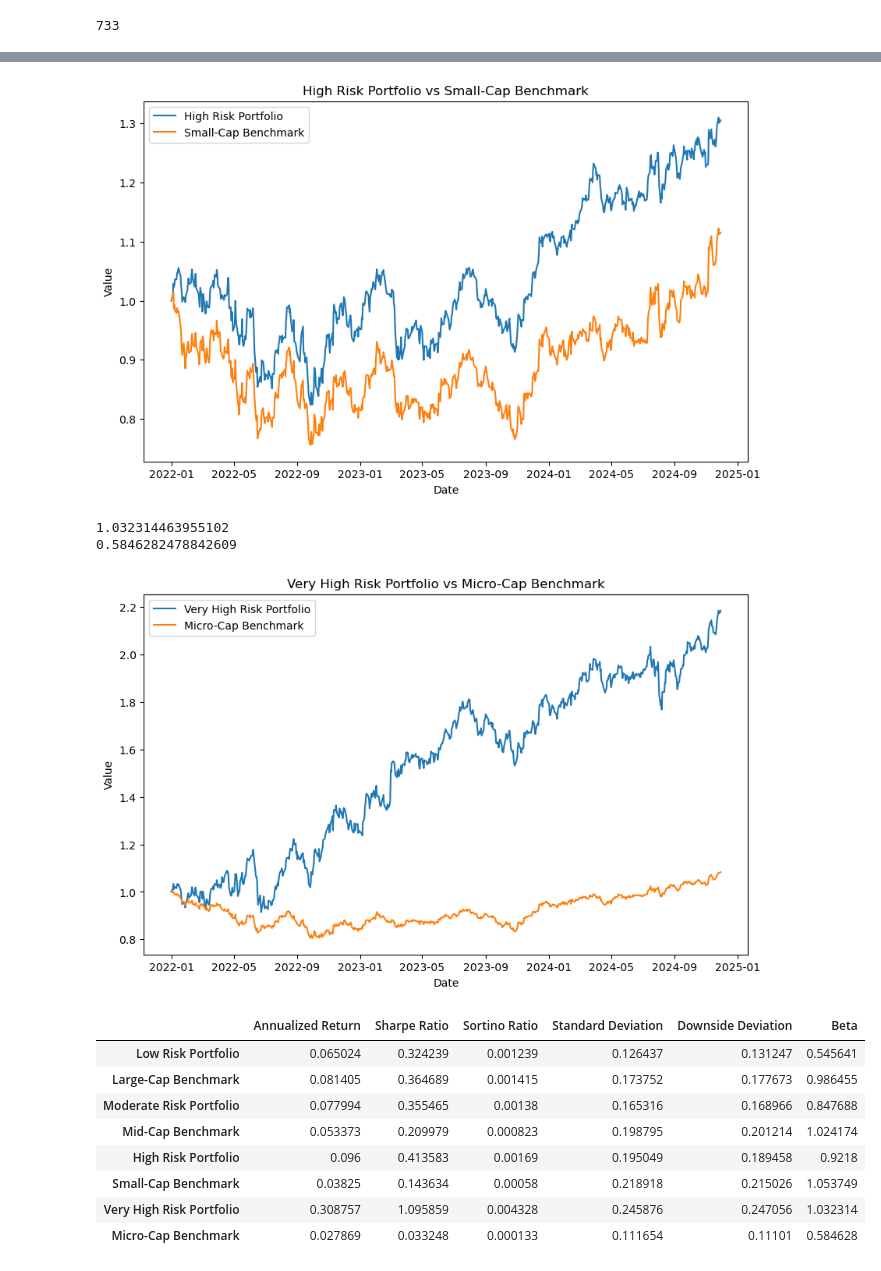
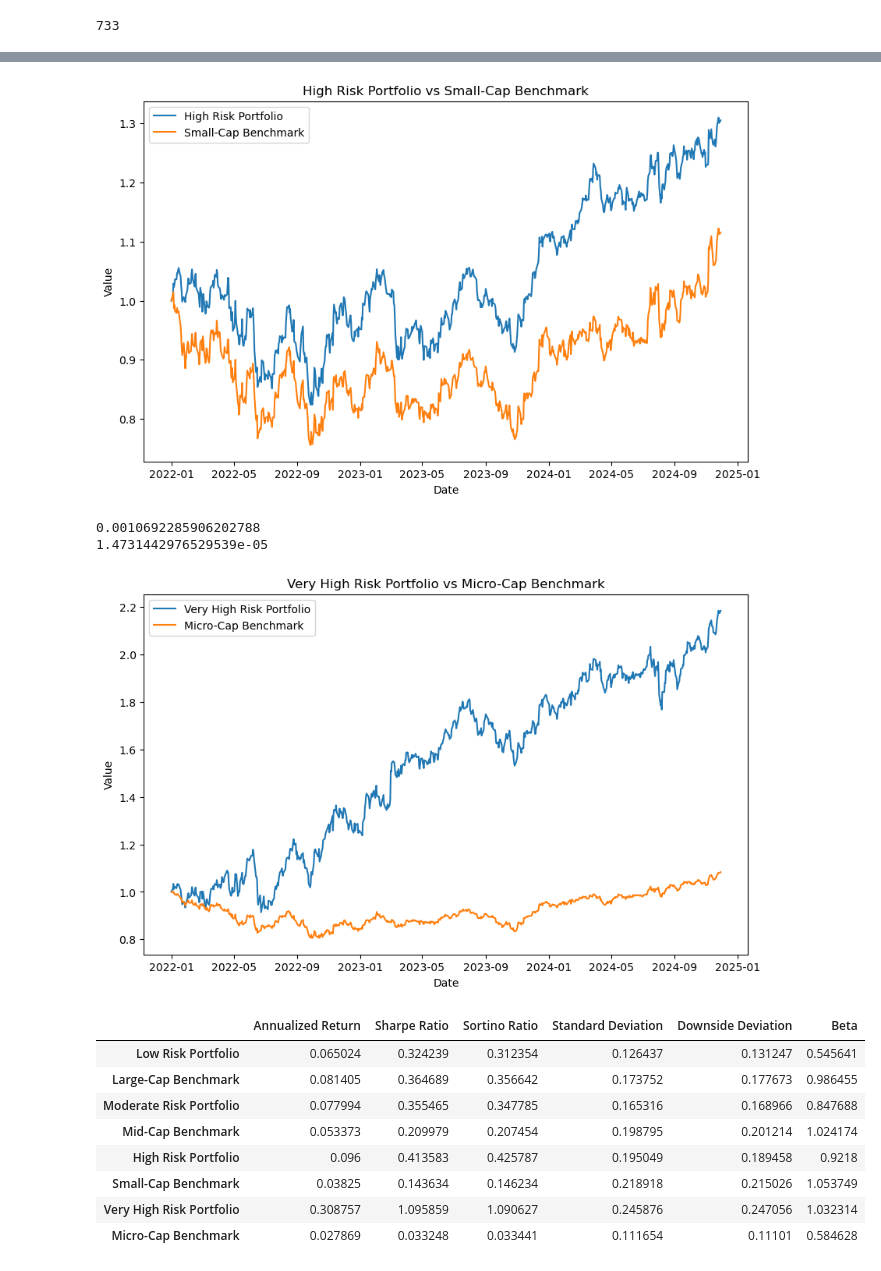
Before and after one commit to hrwilly/FintechProject, a Jupyter notebook: Weighting and Backtest.ipynb, the cells around one changed output, grey strips where cells are left out. Cells and saved outputs as stored; diff of their text form; code cells hidden in the pictures.

```diff
--- a/Weighting and Backtest.ipynb
+++ b/Weighting and Backtest.ipynb
@@ -186,8 +186,8 @@ def calculate_metrics(daily_returns, benchmark_returns, risk_free_rate=0.03 / 25
     # Sortino Ratio
     downside_returns = excess_returns[excess_returns < 0]
     downside_deviation = np.sqrt((downside_returns ** 2).mean()) * np.sqrt(252)
-    sortino_ratio = excess_returns.mean() / downside_deviation
-
+    sortino_ratio = excess_returns.mean() * 252 / downside_deviation
+    print(excess_returns.mean())
     # Standard Deviation (Portfolio volatility)
     portfolio_std_dev = daily_returns.std() * np.sqrt(252)
 
@@ -195,7 +195,6 @@ def calculate_metrics(daily_returns, benchmark_returns, risk_free_rate=0.03 / 25
     covariance = np.cov(daily_returns, benchmark_returns)[0, 1]
     benchmark_variance = benchmark_returns.var()
     beta = covariance / benchmark_variance
-    print(beta)
     return {
         "Annualized Return": annualized_return,
         "Sharpe Ratio": sharpe_ratio,
@@ -258,13 +257,13 @@ performance_metrics
 [figure]
-1.032314463955102
-0.5846282478842609
+0.0010692285906202788
+1.4731442976529539e-05
 [figure]
 |  | Annualized Return | Sharpe Ratio | Sortino Ratio | Standard Deviation | Downside Deviation | Beta |
-| Low Risk Portfolio | 0.065024 | 0.324239 | 0.001239 | 0.126437 | 0.131247 | 0.545641 |
-| Large-Cap Benchmark | 0.081405 | 0.364689 | 0.001415 | 0.173752 | 0.177673 | 0.986455 |
-| Moderate Risk Portfolio | 0.077994 | 0.355465 | 0.00138 | 0.165316 | 0.168966 | 0.847688 |
-| Mid-Cap Benchmark | 0.053373 | 0.209979 | 0.000823 | 0.198795 | 0.201214 | 1.024174 |
-| High Risk Portfolio | 0.096 | 0.413583 | 0.00169 | 0.195049 | 0.189458 | 0.9218 |
-| Small-Cap Benchmark | 0.03825 | 0.143634 | 0.00058 | 0.218918 | 0.215026 | 1.053749 |
-| Very High Risk Portfolio | 0.308757 | 1.095859 | 0.004328 | 0.245876 | 0.247056 | 1.032314 |
-| Micro-Cap Benchmark | 0.027869 | 0.033248 | 0.000133 | 0.111654 | 0.11101 | 0.584628 |
+| Low Risk Portfolio | 0.065024 | 0.324239 | 0.312354 | 0.126437 | 0.131247 | 0.545641 |
+| Large-Cap Benchmark | 0.081405 | 0.364689 | 0.356642 | 0.173752 | 0.177673 | 0.986455 |
+| Moderate Risk Portfolio | 0.077994 | 0.355465 | 0.347785 | 0.165316 | 0.168966 | 0.847688 |
+| Mid-Cap Benchmark | 0.053373 | 0.209979 | 0.207454 | 0.198795 | 0.201214 | 1.024174 |
+| High Risk Portfolio | 0.096 | 0.413583 | 0.425787 | 0.195049 | 0.189458 | 0.9218 |
+| Small-Cap Benchmark | 0.03825 | 0.143634 | 0.146234 | 0.218918 | 0.215026 | 1.053749 |
+| Very High Risk Portfolio | 0.308757 | 1.095859 | 1.090627 | 0.245876 | 0.247056 | 1.032314 |
+| Micro-Cap Benchmark | 0.027869 | 0.033248 | 0.033441 | 0.111654 | 0.11101 | 0.584628 |
```
Also changed, not shown: parts of 1 cell of this notebook.
